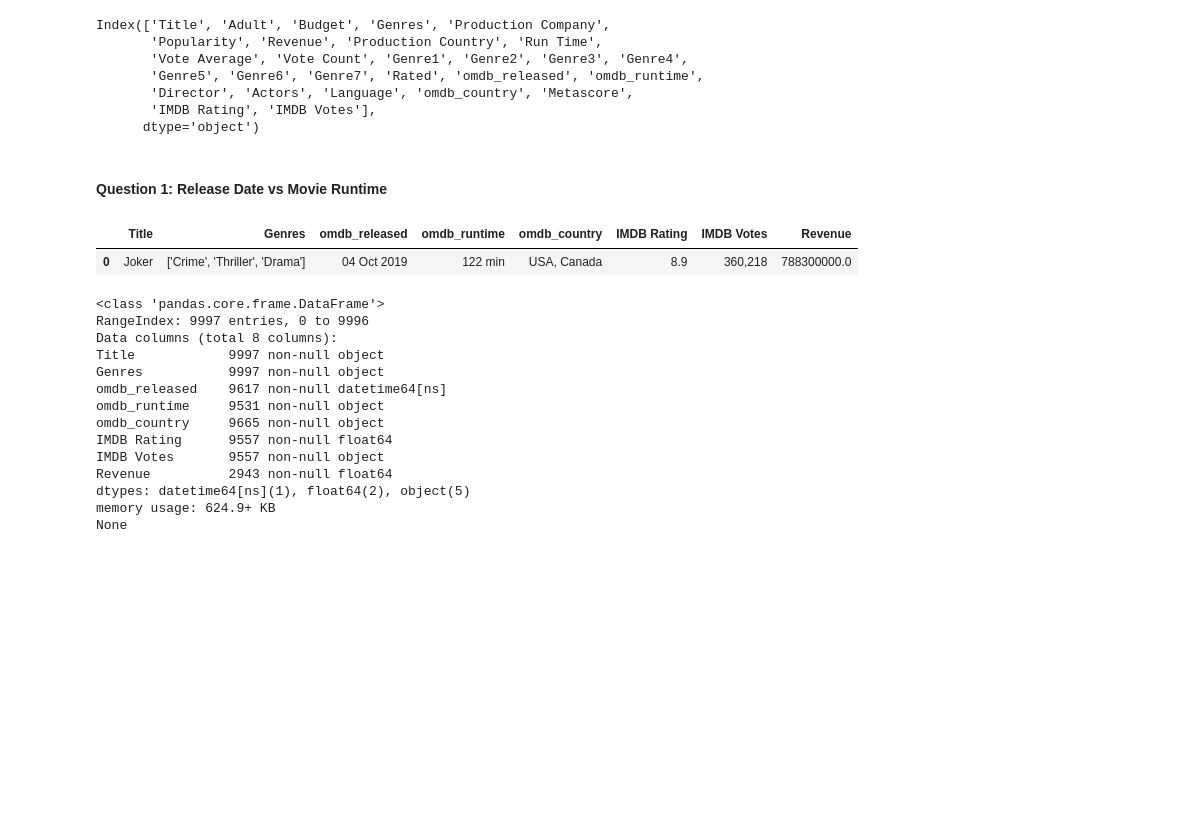
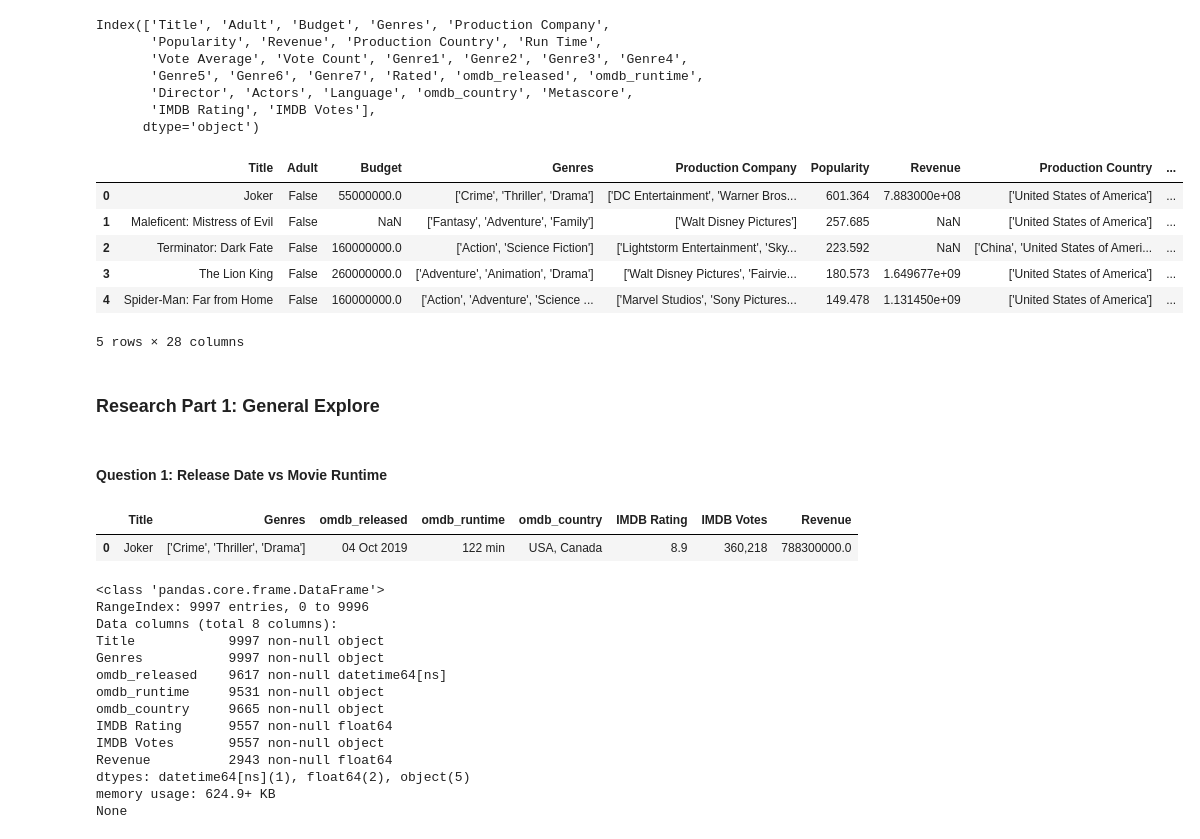
Before and after one commit to masonxmh/python_api_project1, a Jupyter notebook: dataAnalysis.ipynb, the cells around one changed output. Saved outputs shown, nothing was run; the diff lists cells and outputs as text; code cells hidden in the pictures; blank space fills up the shorter version.

```diff
--- a/dataAnalysis.ipynb
+++ b/dataAnalysis.ipynb
@@ -54,16 +57,27 @@ Index(['Title', 'Adult', 'Budget', 'Genres', 'Production Company',
        'Director', 'Actors', 'Language', 'omdb_country', 'Metascore',
        'IMDB Rating', 'IMDB Votes'],
       dtype='object')
+# %%
+df.head()
+# %% [output]
+|  | Title | Adult | Budget | Genres | Production Company | Popularity | Revenue | Production Country | ... |
+| 0 | Joker | False | 55000000.0 | ['Crime', 'Thriller', 'Drama'] | ['DC Entertainment', 'Warner Bros... | 601.364 | 7.883000e+08 | ['United States of America'] | ... |
+| 1 | Maleficent: Mistress of Evil | False | NaN | ['Fantasy', 'Adventure', 'Family'] | ['Walt Disney Pictures'] | 257.685 | NaN | ['United States of America'] | ... |
+| 2 | Terminator: Dark Fate | False | 160000000.0 | ['Action', 'Science Fiction'] | ['Lightstorm Entertainment', 'Sky... | 223.592 | NaN | ['China', 'United States of Ameri... | ... |
+| 3 | The Lion King | False | 260000000.0 | ['Adventure', 'Animation', 'Drama'] | ['Walt Disney Pictures', 'Fairvie... | 180.573 | 1.649677e+09 | ['United States of America'] | ... |
+| 4 | Spider-Man: Far from Home | False | 160000000.0 | ['Action', 'Adventure', 'Science ... | ['Marvel Studios', 'Sony Pictures... | 149.478 | 1.131450e+09 | ['United States of America'] | ... |
+5 rows × 28 columns
+# %% [markdown]
+### Research Part 1: General Explore
 # %% [markdown]
 #### Question 1: Release Date vs Movie Runtime
 # %%
 clean_df = df[['Title','Genres','omdb_released','omdb_runtime','omdb_country',
                'IMDB Rating','IMDB Votes','Revenue']]
+clean_df.head(1)
+# %% [output]
+|  | Title | Genres | omdb_released | omdb_runtime | omdb_country | IMDB Rating | IMDB Votes | Revenue |
+| 0 | Joker | ['Crime', 'Thriller', 'Drama'] | 04 Oct 2019 | 122 min | USA, Canada | 8.9 | 360,218 | 788300000.0 |
-# %%
-clean_df.head(1)
-# %% [output]
-|  | Title | Genres | omdb_released | omdb_runtime | omdb_country | IMDB Rating | IMDB Votes | Revenue |
-| 0 | Joker | ['Crime', 'Thriller', 'Drama'] | 04 Oct 2019 | 122 min | USA, Canada | 8.9 | 360,218 | 788300000.0 |
 # %%
 clean_df['omdb_released'] =  pd.to_datetime(clean_df['omdb_released'])
 print(clean_df.info())
```
Also changed, not shown: parts of 16 cells of this notebook, 3 other files.
